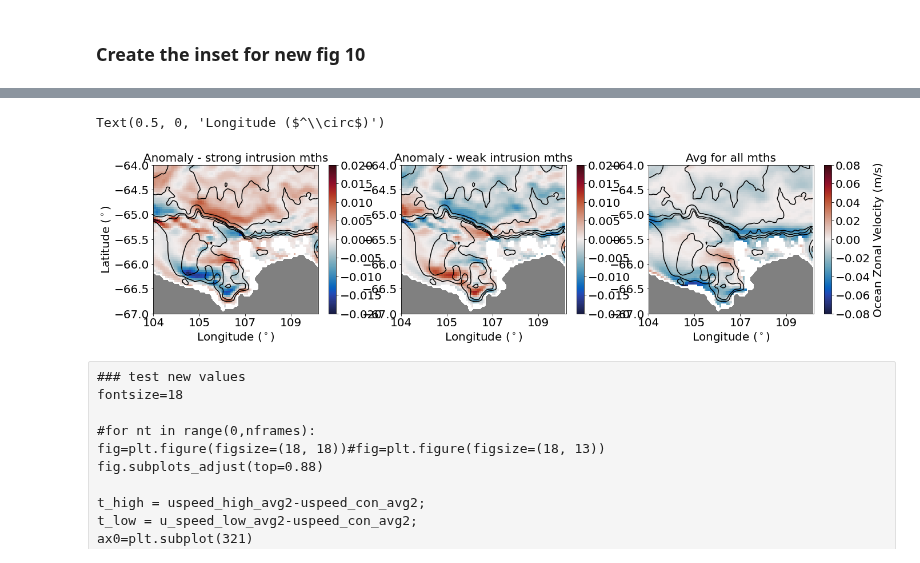
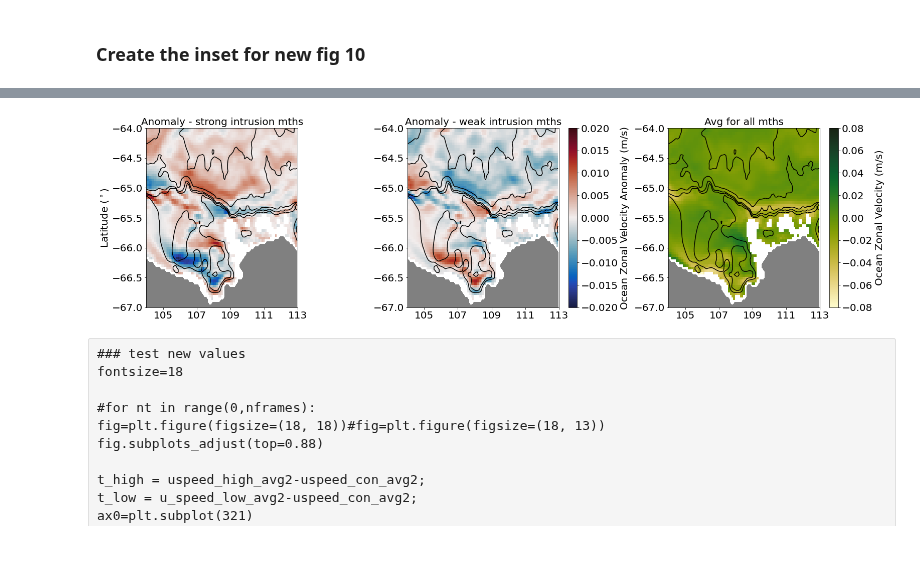
Before and after one commit to ribeiron/ScriptsChapter3, a Jupyter notebook: Fig10.ipynb, the cells around one changed output, grey strips where cells are left out. Drawn from its saved outputs; the diff is of its cells as text; code cells hidden in the pictures.

```diff
--- a/Fig10.ipynb
+++ b/Fig10.ipynb
@@ -695,9 +700,12 @@ cbar=plt.colorbar(pc,orientation='vertical',extend='neither')
 cbar.ax.locator_params(nbins=8)
 cbar.ax.tick_params(labelsize=fontsize)
 #cbar.set_label(r'EKE (cm$^{2}$/s$^{2}$)', fontsize = fontsize,labelpad=5)
-ax0.set_xticklabels([-255+359,-254+359,-252+359,-250+359,-248+359,-246+359])
+ax0.set_xticks([-254, -252, -250, -248, -246])
+ax0.set_xticklabels([-254+359,-252+359,-250+359,-248+359,-246+359])
 plt.ylabel('Latitude ($^\circ$)',fontsize=fontsize)
-plt.xlabel('Longitude ($^\circ$)',fontsize=fontsize)
+#plt.xlabel('Longitude ($^\circ$)',fontsize=fontsize)
+#this removes colorbar whilst maintaing figure size
+fig.delaxes(fig.axes[1])
 
 ax0=plt.subplot(4,3,2)
 pc = plt.pcolormesh(t_low.xu_ocean,t_low.yu_ocean,
@@ -721,51 +729,52 @@ plt.xlim((-255, -246))
 cbar=plt.colorbar(pc,orientation='vertical',extend='neither')
 cbar.ax.locator_params(nbins=8)
 cbar.ax.tick_params(labelsize=fontsize)
-#cbar.set_label(r'EKE (cm$^{2}$/s$^{2}$)', fontsize = fontsize,labelpad=5)
-ax0.set_xticklabels([-255+359,-254+359,-252+359,-250+359,-248+359,-246+359])
+cbar.set_label(r'Ocean Zonal Velocity Anomaly (m/s)', fontsize = fontsize,labelpad=5)
+ax0.set_xticks([-254, -252, -250, -248, -246])
+ax0.set_xticklabels([-254+359,-252+359,-250+359,-248+359,-246+359])
 #plt.ylabel('Latitude ($^\circ$)',fontsize=fontsize)
-plt.xlabel('Longitude ($^\circ$)',fontsize=fontsize)
+#plt.xlabel('Longitude ($^\circ$)',fontsize=fontsize)
 
 ax0=plt.subplot(4,3,3)
 pc = plt.pcolormesh(uspeed_con_avg.xu_ocean,uspeed_con_avg.yu_ocean,
-                        uspeed_con_avg, cmap = cmocean.balance,
+                        uspeed_con_avg, cmap = cmocean.speed,
                         vmin=-.08,vmax=.08)
 plt.title('Avg for all mths',fontsize=fontsize)
         #plot contours
 plt.contour(ht.xt_ocean,ht.yt_ocean,ht,levels=[500,700,1000,2000,3000],colors='k',linewidth=.5)
 
 ##TO INCLUDE THE ASC TRANSECT AND TBOX POSITIONS
 #plt.plot([-252.7,-252.7],[-65.35, -65.1],color='blueviolet',linestyle='--',linewidth=5)
 #plt.plot([-251.7,-251.7],[-65.35, -65.1],color='blueviolet',linestyle='--',linewidth=5)
 #plt.plot([-252.7,-251.7],[-65.1, -65.1],color='blueviolet',linestyle='--',linewidth=5)
 #plt.plot([-252.7,-251.7],[-65.35, -65.35],color='blueviolet',linestyle='--',linewidth=5)
 #
 #plt.plot([-252.7,-250.1],[-64.8,-65.2],color='blueviolet',linestyle='--',linewidth=4)
         # plot the land:
 plt.contourf(ht.xt_ocean,ht.yt_ocean,land_mask,colors='grey')
         # labels etc:
         #plt.xlabel('Longitude',fontsize=fontsize)
 #plt.title(mth[nt] +' '+ str(yr[nt]),fontsize=fontsize)
 plt.tick_params(labelsize=fontsize)
         #lim
 plt.ylim((-67, -64))
 plt.xlim((-255, -246))
         # colorbar:
 cbar=plt.colorbar(pc,orientation='vertical',extend='neither')
 cbar.ax.locator_params(nbins=8)
 cbar.set_label(r'Ocean Zonal Velocity (m/s)', fontsize = fontsize,labelpad=5)
 cbar.ax.tick_params(labelsize=20)
-ax0.set_xticklabels([-255+359,-254+359,-252+359,-250+359,-248+359,-246+359])
+ax0.set_xticks([-254, -252, -250, -248, -246])
+ax0.set_xticklabels([-254+359,-252+359,-250+359,-248+359,-246+359])
 #plt.ylabel('Latitude ($^\circ$)',fontsize=fontsize)
-plt.xlabel('Longitude ($^\circ$)',fontsize=fontsize)
+#plt.xlabel('Longitude ($^\circ$)',fontsize=fontsize)
 
-#fig.tight_layout()
-#figdir = '/g/data/v45/ns3783/ScriptsChapter3/Figures/'
-#filestr = figdir+'/Fig10_asc_anomaly_clim.png'
-#plt.savefig(filestr,dpi=600,bbox_inches='tight')
+fig.tight_layout()
+figdir = '/g/data/v45/ns3783/ScriptsChapter3/Figures/'
+filestr = figdir+'/Fig10_asc_anomaly_clim.png'
+plt.savefig(filestr,dpi=600,bbox_inches='tight')
 # %% [output]
-Text(0.5, 0, 'Longitude ($^\\circ$)')
-[figure, old version]
+[figure, new version]
 # %% [raw]
 ### test new values
 fontsize=18
```
Also changed, not shown: parts of 3 cells of this notebook, 3 other files.
